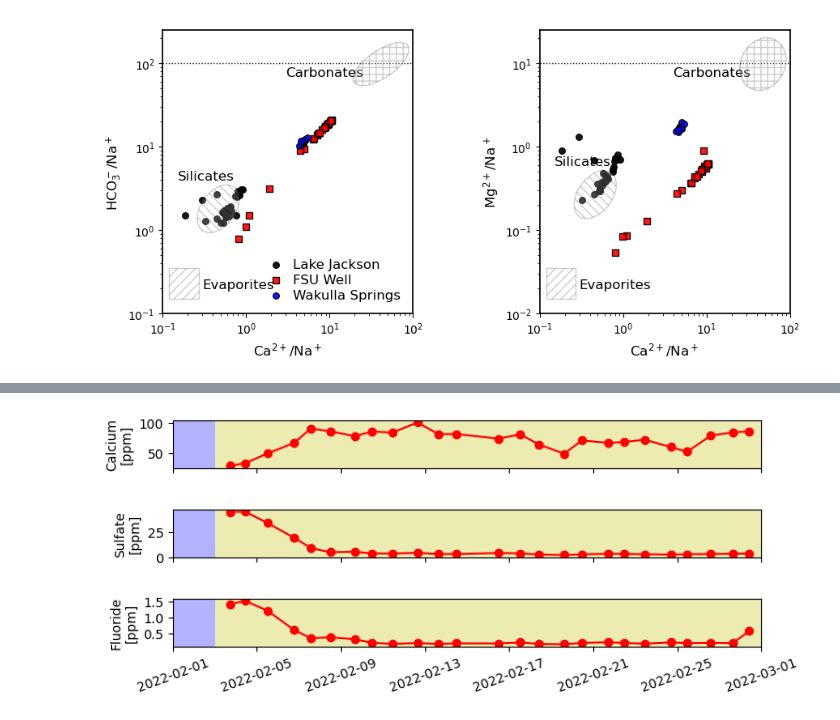
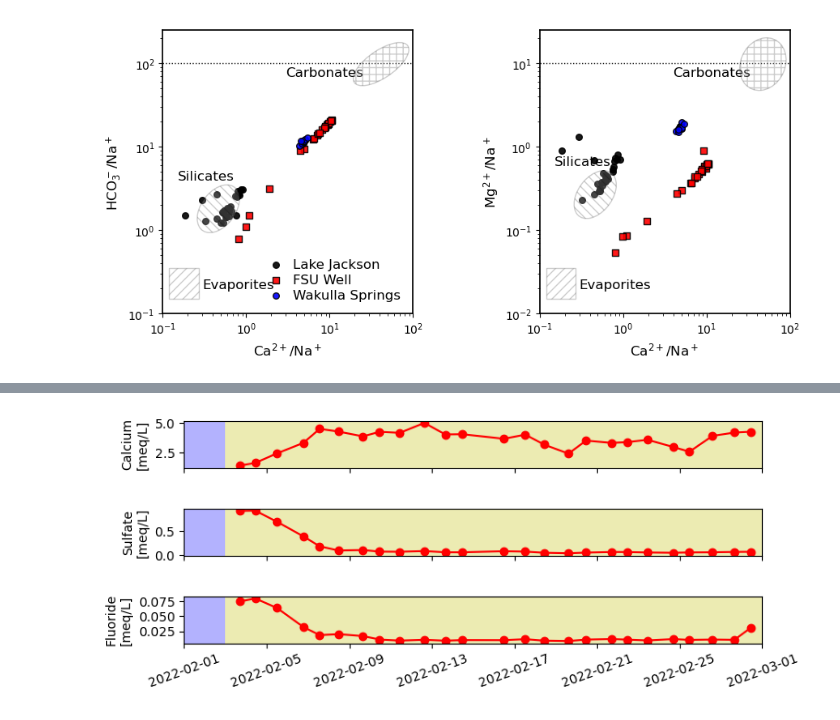
Before and after one commit to kylecompare/Hydrochemcial_SinkholeDryDown, a Jupyter notebook: code/01_WaterQuality.ipynb, the cells around one changed output, grey strips where cells are left out. Drawn from its saved outputs; the diff is of its cells as text; code cells hidden in the pictures.

```diff
--- a/code/01_WaterQuality.ipynb
+++ b/code/01_WaterQuality.ipynb
@@ -335,0 +353,6 @@ See the caveats in the documentation: https://pandas.pydata.org/pandas-docs/stab
+# %%
+
+feb_df = pd.read_csv("../data/FSU_Well_FEB_meq_L.csv")
+feb_df=feb_df[3:]
+feb_df["Datatime_Collection"]=pd.to_datetime(feb_df["Datatime_Collection"])
+feb_df
@@ -336,38 +378,36 @@ See the caveats in the documentation: https://pandas.pydata.org/pandas-docs/stab
 # %%
 
 ### PLOT TIMESERIES OF INDIVIDUAL IONS AT DAILY SCALE
 
 fig, ax = plt.subplots(3,1, figsize=(7,3))
 fig.tight_layout()
 
 ## Calcium Plot
 ax[0].plot(feb_df.Datatime_Collection, feb_df.Ca,'-o',color='r')
 ax[0].axvspan('2022-01-30','2022-02-03' ,facecolor='#b3b2fe')
 ax[0].axvspan('2022-02-03', '2022-03-02',facecolor='#ecebb2')
 ax[0].set_xlim(left=datetime.date(2022,2,1), right=datetime.date(2022,3,1))
 
-ax[0].set_ylabel("Calcium\n[ppm]")
+ax[0].set_ylabel("Calcium\n[meq/L]")
 ax[0].set_xticklabels([])
-
-
 
 ax[1].plot(feb_df.Datatime_Collection, feb_df.SO4,'-o',color='r')
 ax[1].tick_params(axis='x', labelrotation=20)
-ax[1].set_ylabel("Sulfate\n[ppm]")
+ax[1].set_ylabel("Sulfate\n[meq/L]")
 ax[1].set_xticklabels([])
 ax[1].axvspan('2022-01-30','2022-02-03' ,facecolor='#b3b2fe')
 ax[1].axvspan('2022-02-03', '2022-03-02',facecolor='#ecebb2')
 ax[1].set_xlim(left=datetime.date(2022,2,1), right=datetime.date(2022,3,1))
 
 ax[2].plot(feb_df.Datatime_Collection, feb_df.F,'-o',color='r')
 
-ax[2].set_ylabel("Fluoride\n[ppm]")
+ax[2].set_ylabel("Fluoride\n[meq/L]")
 ax[2].axvspan('2022-01-30','2022-02-03' ,facecolor='#b3b2fe')
 ax[2].axvspan('2022-02-03', '2022-03-02',facecolor='#ecebb2')
 ax[2].set_xlim(left=datetime.date(2022,2,1), right=datetime.date(2022,3,1))
 ax[2].tick_params(axis='x', labelrotation=20)
 #ax[2].set_xlabel("Date [Year-Month]")
-fig.savefig("../plots/DailyTimeseries.JPG", dpi=300, format='jpg',bbox_inches="tight")
-fig.savefig("../plots/DailyTimeseries.EPS", dpi=300, format='eps',bbox_inches="tight")
+#fig.savefig("../plots/DailyTimeseries.JPG", dpi=300, format='jpg',bbox_inches="tight")
+#fig.savefig("../plots/DailyTimeseries.EPS", dpi=300, format='eps',bbox_inches="tight")
 # %% [output]
-[figure, old version]
+[figure, new version]
```
Also changed, not shown: parts of 15 cells of this notebook, 26 other files.
